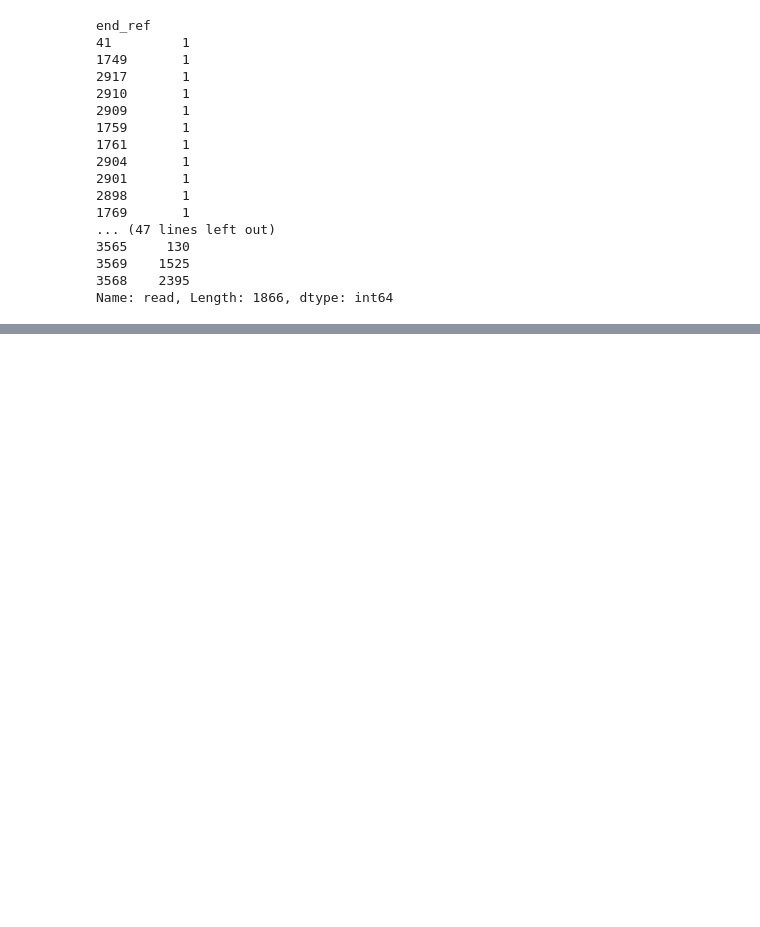
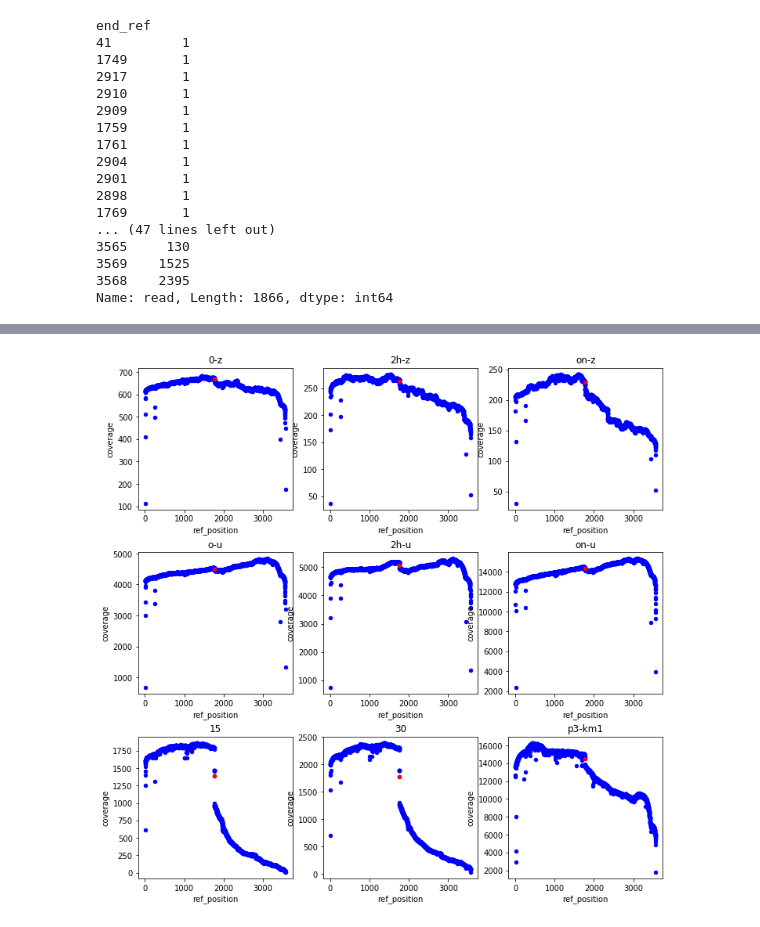
Before and after one commit to taliaku/SternLab, a Jupyter notebook: MS2_analysis/loop_genomics_short_genomes.ipynb, the cells around one changed output, grey strips where cells are left out. Cells and saved outputs as stored; diff of their text form; code cells hidden in the pictures; blank space fills up the shorter version.

```diff
--- a/MS2_analysis/loop_genomics_short_genomes.ipynb
+++ b/MS2_analysis/loop_genomics_short_genomes.ipynb
@@ -89,0 +221,22 @@ blast_paths
+# %%
+df = pd.read_csv('/sternadi/nobackup/volume1/noam/ms2_data/ms2_loop_genomics_202012/perl_pipeline/freqs/all_freqs.csv')
+df['File'] = df.File.str.split('_').str[3].str.replace('.freqs', '')
+
+df_old = pd.read_csv('/sternadi/nobackup/volume1/noam/ms2_data/ms2_loop_genomics_20200831/2543_sample_p3-km1_nopip/2543.freqs', '\t')
+df_old = compatibilty_old_to_new(df_old)
+df_old['File'] = 'p3-km1'
+df = pd.concat([df, df_old])
+# %%
+fig, axes = plt.subplots(nrows=3, ncols=3)
+axes = axes.flatten()
+order = ['0-z', '2h-z', 'on-z', 'o-u', '2h-u', 'on-u', '15', '30', 'p3-km1']
+for sample, a in zip(order, axes):
+    df_line = df[(df.File == sample) & (df.base == df.ref_base) & (df.ref_base != '-')]
+    df_line.plot(x='ref_position', y='coverage', kind='scatter', ax=a, color='blue')
+    df_line[df_line.ref_position == 1764].plot(x='ref_position', y='coverage', kind='scatter', ax=a, color='red')
+    a.set_title(sample)
+
+fig.set_size_inches(12, 12)
+fig.subplots_adjust(hspace=0.3, wspace=0.2)
+# %% [output]
+[figure, added]
```
Also changed, not shown: parts of 21 cells of this notebook.
